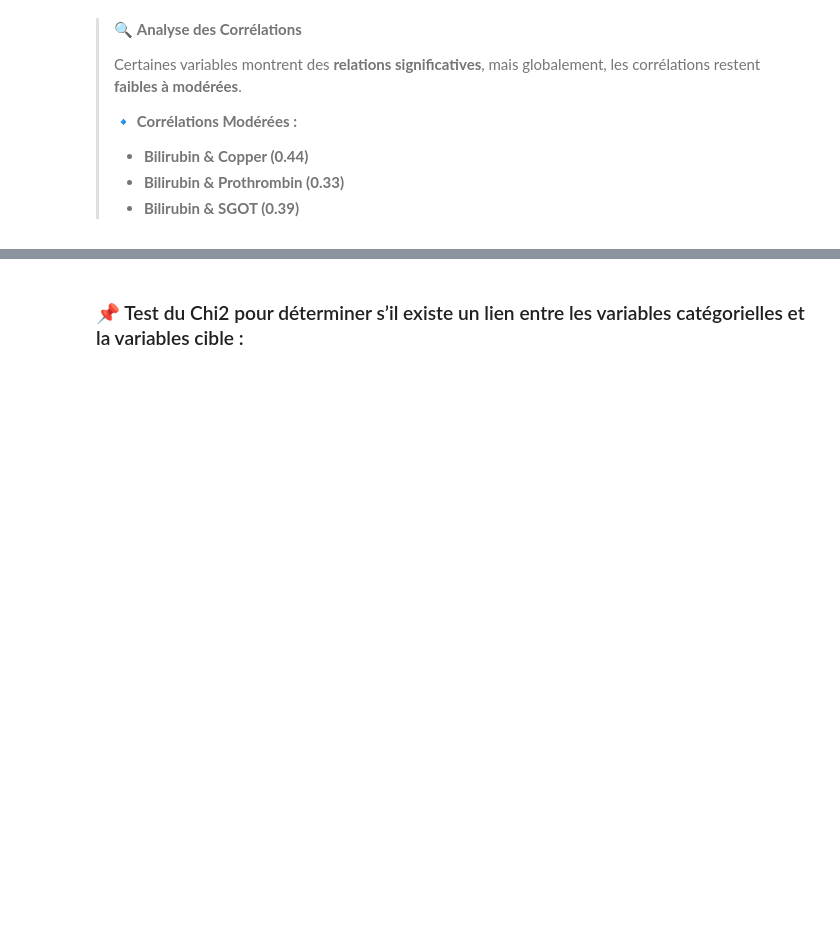
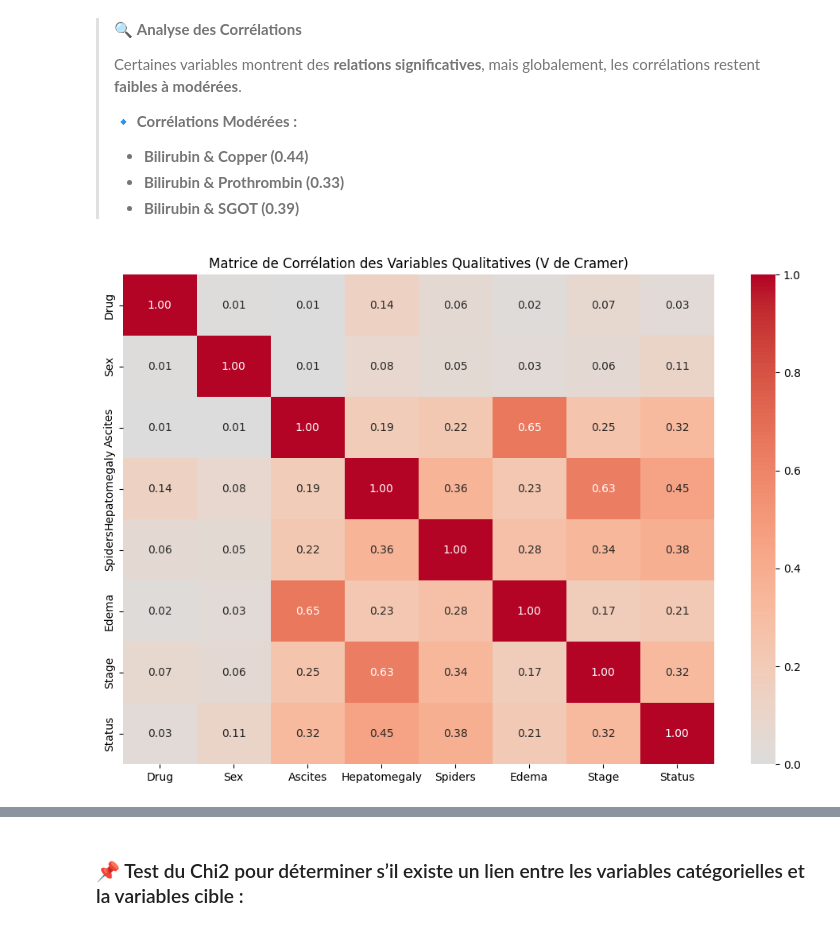
Before and after one commit to melaniedaddio/Classification-multi-classes, a Jupyter notebook: EDA.ipynb, the cells around one changed output, grey strips where cells are left out. Cells and saved outputs as stored; diff of their text form; code cells hidden in the pictures; blank space fills up the shorter version.

```diff
--- a/EDA.ipynb
+++ b/EDA.ipynb
@@ -1115,3 +1250,33 @@ plt.show()
 > - **Bilirubin & Copper (0.44)**
 > - **Bilirubin & Prothrombin (0.33)**
 > - **Bilirubin & SGOT (0.39)**
+# %%
+import scipy.stats as ss
+
+def cramers_v(x, y):
+    """Calcule le V de Cramer entre deux variables catégorielles."""
+    confusion_matrix = pd.crosstab(x, y)
+    chi2 = ss.chi2_contingency(confusion_matrix)[0]
+    n = confusion_matrix.sum().sum()
+    r, k = confusion_matrix.shape
+    return np.sqrt(chi2 / (n * (min(r, k) - 1)))
+
+# Sélection des colonnes qualitatives
+categorical_columns = train_df.select_dtypes(include=['object']).columns
+
+cramer_matrix = pd.DataFrame(np.zeros((len(categorical_columns), len(categorical_columns))),
+                             index=categorical_columns, columns=categorical_columns)
+
+for col1 in categorical_columns:
+    for col2 in categorical_columns:
+        if col1 != col2:
+            cramer_matrix.loc[col1, col2] = cramers_v(train_df[col1], train_df[col2])
+        else:
+            cramer_matrix.loc[col1, col2] = 1
+
+plt.figure(figsize=(12, 8))
+sns.heatmap(cramer_matrix, annot=True, fmt=".2f", cmap="coolwarm", center=0, vmin=0, vmax=1)
+plt.title("Matrice de Corrélation des Variables Qualitatives (V de Cramer)")
+plt.show()
+# %% [output]
+[figure, added]
```
Also changed, not shown: parts of 20 cells of this notebook, 5 other files.
